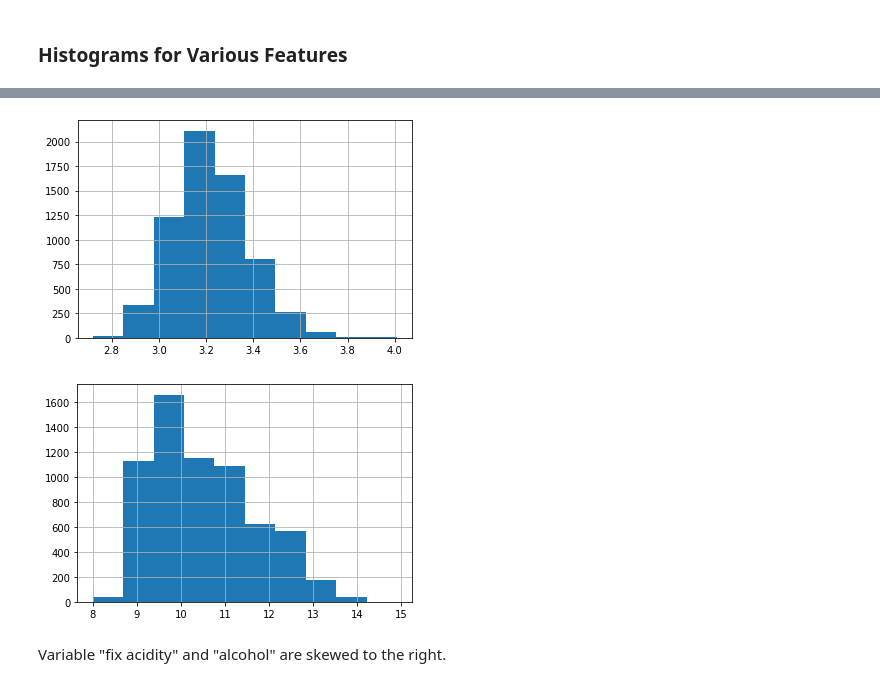
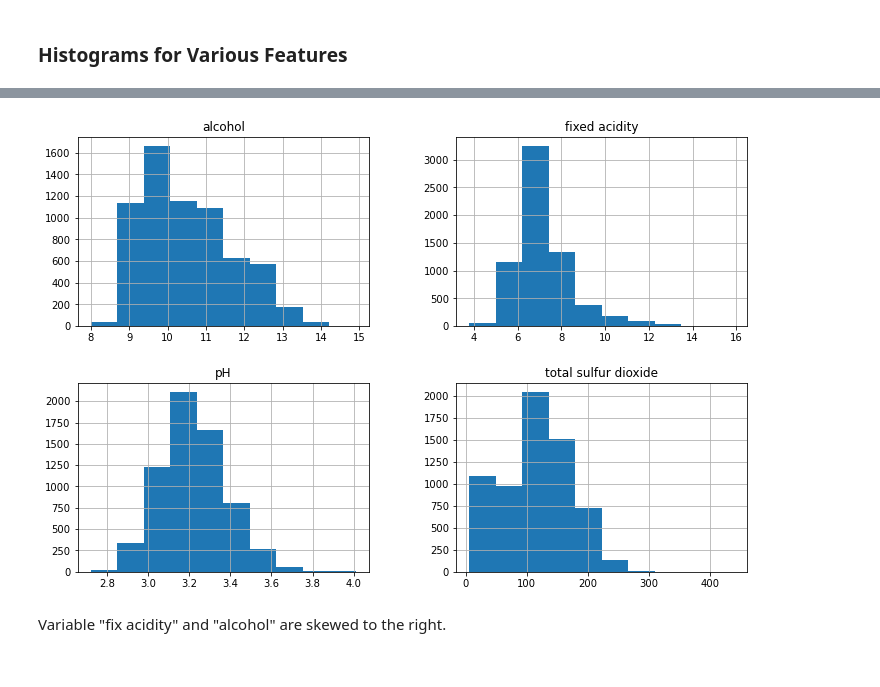
Before and after one commit to mengxuanlu/Wine-Quality-Analysis, a Jupyter notebook: Wine Quality Analysis.ipynb, the cells around one changed output, grey strips where cells are left out. Drawn from its saved outputs; the diff is of its cells as text; code cells hidden in the pictures.

```diff
--- a/Wine Quality Analysis.ipynb
+++ b/Wine Quality Analysis.ipynb
@@ -183,11 +186,8 @@ df['total sulfur dioxide'].hist();
-# %%
-df['pH'].hist();
-# %% [output]
-[figure, removed]
-# %%
-df['alcohol'].hist();
-# %% [output]
-[figure, removed]
+# %%
+
+df.hist(column = ['fixed acidity','total sulfur dioxide', 'pH','alcohol'], figsize=(12,8));
+# %% [output]
+[figure, added]
 # %% [markdown]
 Variable "fix acidity" and "alcohol" are skewed to the right.
 # %% [markdown]
```
Also changed, not shown: parts of 50 cells of this notebook.
